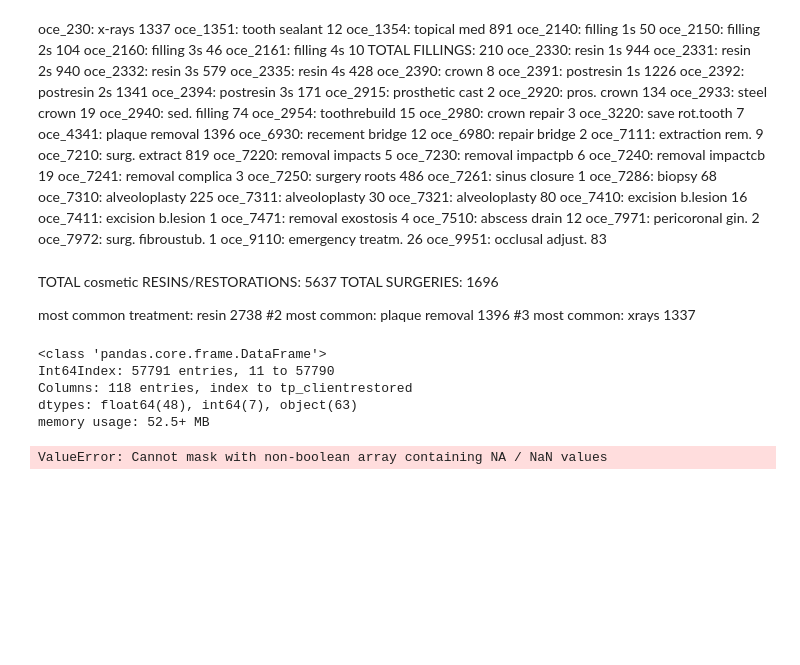
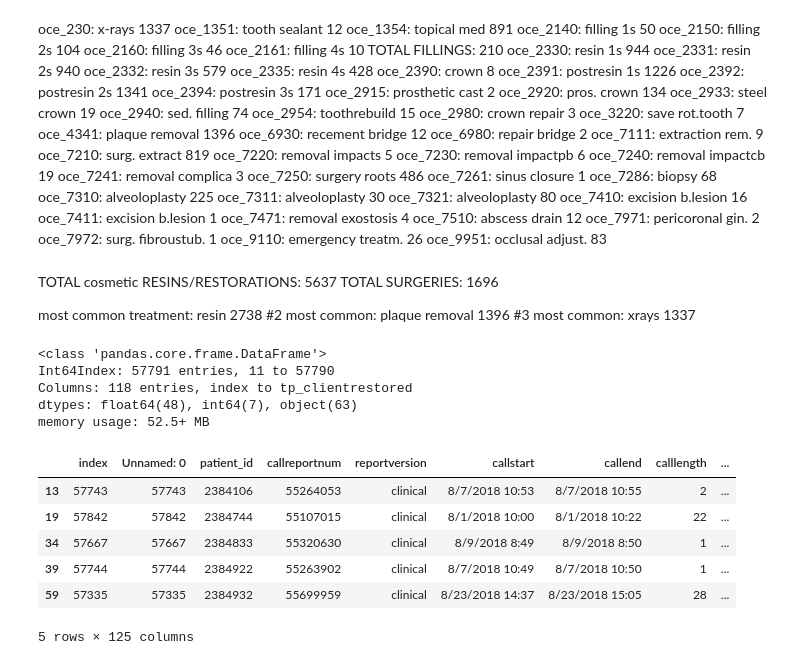
Before and after one commit to Rhunsilval/smile_on_python, a Jupyter notebook: notebooks/02_smileon_exploration.ipynb, the cells around one changed output. Saved outputs shown, nothing was run; the diff lists cells and outputs as text; code cells hidden in the pictures; blank space fills up the shorter version.

```diff
--- a/notebooks/02_smileon_exploration.ipynb
+++ b/notebooks/02_smileon_exploration.ipynb
@@ -229,9 +229,7 @@ s_felt_embarrassed = []
 s_avoided_smiling = []
 s_pain_discomfort = []
 # %%
-smileon[smileon['s_problems12months'].str.contains(r'(\w*\s+)chewing(\s+\w*)')]
+#smileon[smileon['s_problems12months'].str.contains(r'(\w*\s+)chewing(\s+\w*)')]
-# %% [output]
-ValueError: Cannot mask with non-boolean array containing NA / NaN values
 # %%
 #looks like i can't filter this column yet because of the nan values.  so - can i drop them, then maybe merge things back in?
 smileon_drop = smileon.dropna(subset=['s_problems12months'])
@@ -238,3 +244,13 @@ smileon_drop = smileon.dropna(subset=['s_problems12months'])
+# %%
+smileon_drop.head()
+# %% [output]
+|  | index | Unnamed: 0 | patient_id | callreportnum | reportversion | callstart | callend | calllength | ... |
+| 13 | 57743 | 57743 | 2384106 | 55264053 | clinical | 8/7/2018 10:53 | 8/7/2018 10:55 | 2 | ... |
+| 19 | 57842 | 57842 | 2384744 | 55107015 | clinical | 8/1/2018 10:00 | 8/1/2018 10:22 | 22 | ... |
+| 34 | 57667 | 57667 | 2384833 | 55320630 | clinical | 8/9/2018 8:49 | 8/9/2018 8:50 | 1 | ... |
+| 39 | 57744 | 57744 | 2384922 | 55263902 | clinical | 8/7/2018 10:49 | 8/7/2018 10:50 | 1 | ... |
+| 59 | 57335 | 57335 | 2384932 | 55699959 | clinical | 8/23/2018 14:37 | 8/23/2018 15:05 | 28 | ... |
+5 rows × 125 columns
 # %%
 regex1 = smileon_drop[smileon_drop['s_problems12months'].str.contains(r'(\w*\s+)chewing(\s+\w*)')]  #3385
 regex2 = smileon_drop[smileon_drop['s_problems12months'].str.contains(r'(\w*\s+)speech(\s+\w*)')]  #1348
```
Also changed, not shown: parts of 15 cells of this notebook, 1 other file.
